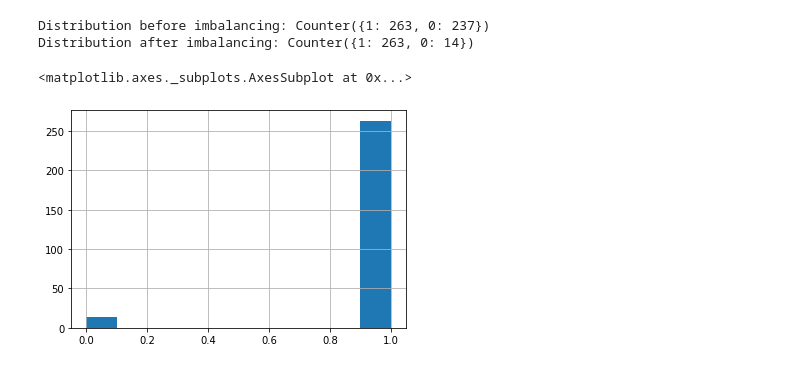
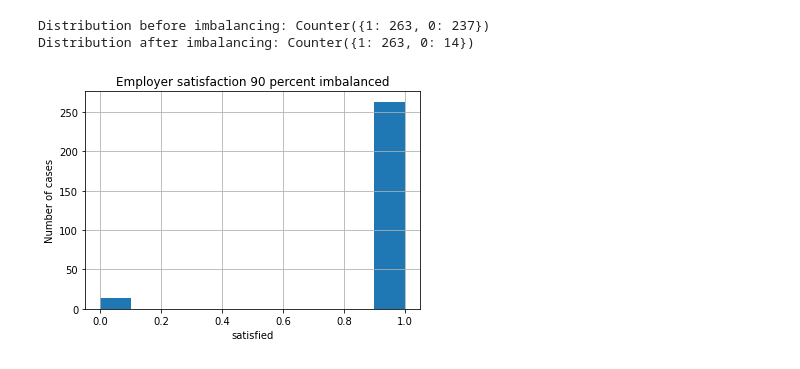
Before and after one commit to ss21462/CE888, a Jupyter notebook: employee satisfaction index 10.ipynb, the cells around one changed output. Cells and saved outputs as stored; diff of their text form; code cells hidden in the pictures.

```diff
--- a/employee satisfaction index 10.ipynb
+++ b/employee satisfaction index 10.ipynb
@@ -153,8 +168,16 @@ print(f'Distribution after imbalancing: {Counter(y_res2)}')
 # %% [output]
 Distribution before imbalancing: Counter({1: 263, 0: 237})
 Distribution after imbalancing: Counter({1: 263, 0: 14})
-# %%
-y_res2.hist() #90 percent imbalance
-# %% [output]
-<matplotlib.axes._subplots.AxesSubplot at 0x...>
-[figure, removed]
+# %%
+hist4=y_res2.hist() #90 percent imbalance
+
+
+fig=hist4.get_figure()
+
+pl.title('Employer satisfaction 90 percent imbalanced')
+pl.xlabel('satisfied')
+pl.ylabel('Number of cases')
+
+fig.savefig('Imbalanced 90 one')
+# %% [output]
+[figure, added]
```
Also changed, not shown: parts of 5 cells of this notebook.
